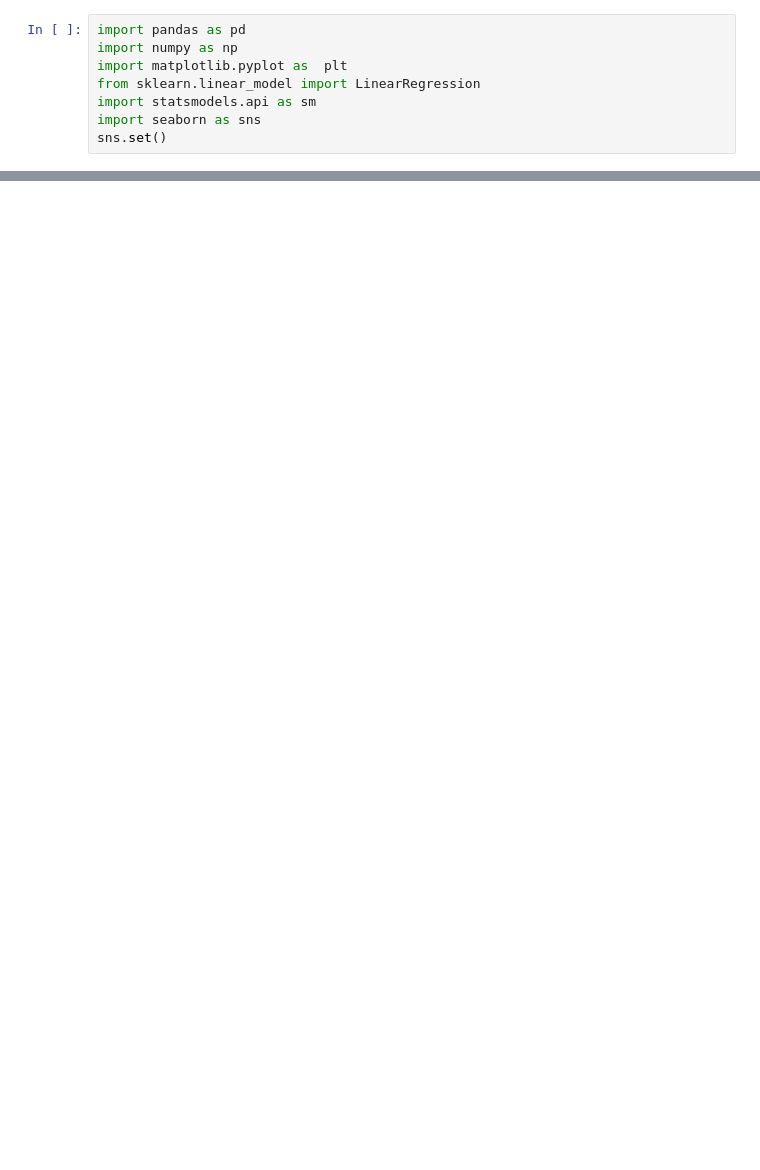
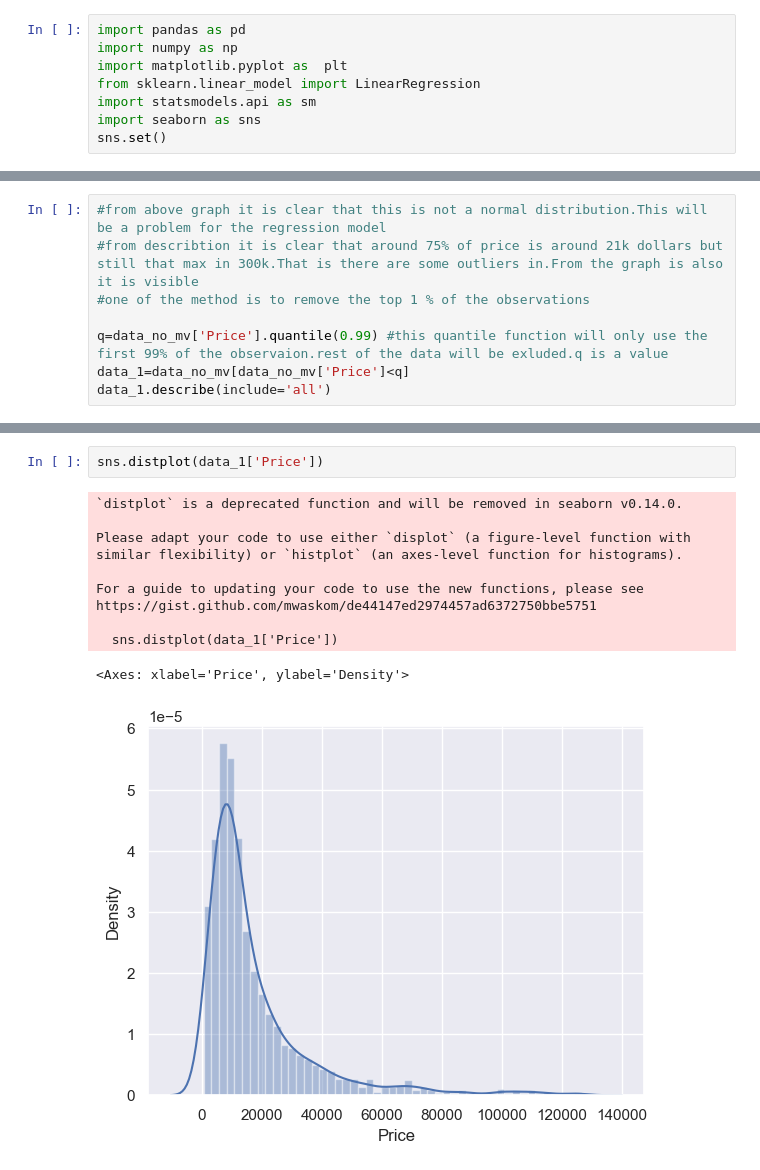
Before and after one commit to reyuvel/DataScience_Excersises, a Jupyter notebook: 225.ipynb, the cells around one changed output, grey strips where cells are left out. Drawn from its saved outputs; the diff is of its cells as text; blank space fills up the shorter version.

```diff
--- a/225.ipynb
+++ b/225.ipynb
@@ -37,0 +102,8 @@ data = raw_data.drop
+# %%
+#from above graph it is clear that this is not a normal distribution.This will be a problem for the regression model
+#from describtion it is clear that around 75% of price is around 21k dollars but still that max in 300k.That is there are some outliers in.From the graph is also it is visible
+#one of the method is to remove the top 1 % of the observations
+
+q=data_no_mv['Price'].quantile(0.99) #this quantile function will only use the first 99% of the observaion.rest of the data will be exluded.q is a value
+data_1=data_no_mv[data_no_mv['Price']<q]
+data_1.describe(include='all')
@@ -37,0 +123,14 @@ data = raw_data.drop
+# %%
+sns.distplot(data_1['Price'])
+# %% [output]
+`distplot` is a deprecated function and will be removed in seaborn v0.14.0.
+
+Please adapt your code to use either `displot` (a figure-level function with
+similar flexibility) or `histplot` (an axes-level function for histograms).
+
+For a guide to updating your code to use the new functions, please see
+https://gist.github.com/mwaskom/de44147ed2974457ad6372750bbe5751
+
+  sns.distplot(data_1['Price'])
+<Axes: xlabel='Price', ylabel='Density'>
+[figure, added]
```
Also changed, not shown: parts of 23 cells of this notebook.
